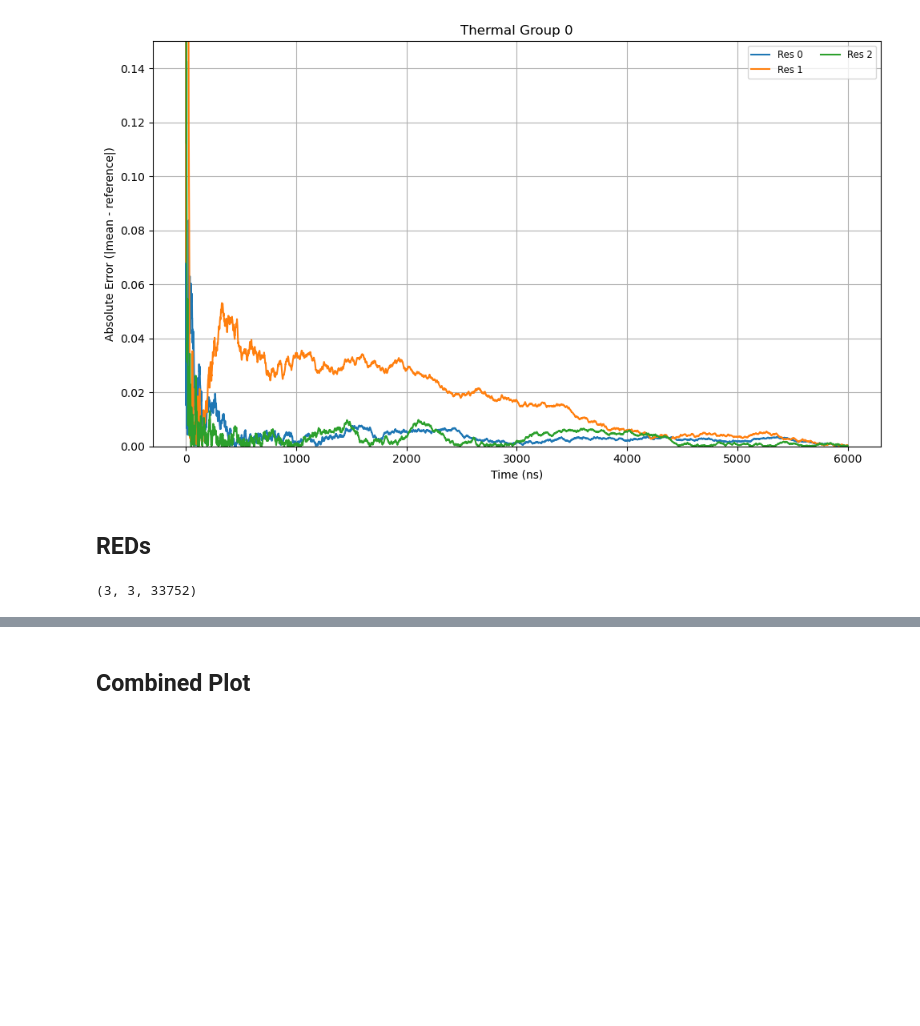
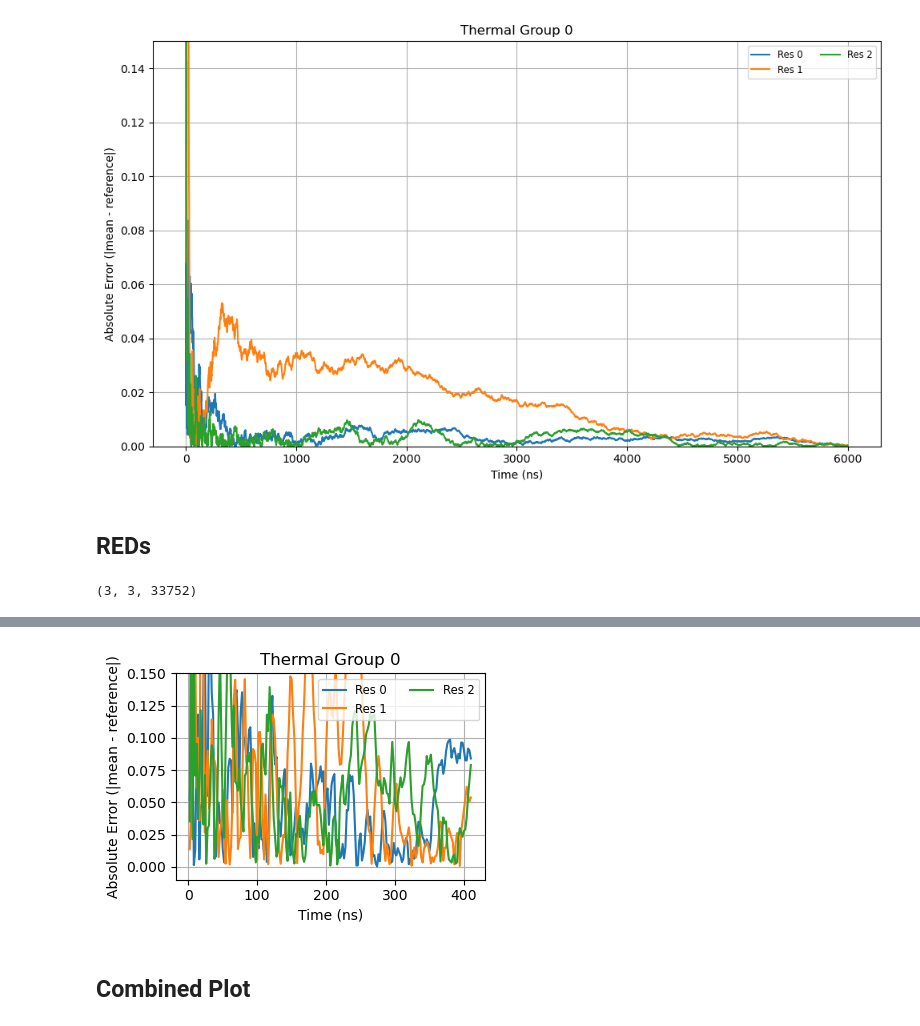
Before and after one commit to starwingc/peptoid_ESM, a Jupyter notebook: Analysis/error_over_time_res_all.ipynb, the cells around one changed output, grey strips where cells are left out. Drawn from its saved outputs; the diff is of its cells as text; code cells hidden in the pictures; blank space fills up the shorter version.

```diff
--- a/Analysis/error_over_time_res_all.ipynb
+++ b/Analysis/error_over_time_res_all.ipynb
@@ -167,3 +183,24 @@ for thermal in range(thermal_num):
+# %%
+time_ns = np.arange(2, 412, 2)
+
+
+plt.figure(figsize=(4, 3))
+
+for res in range(res_num):
+    error = omg8rep_errors[res]
+
+    plt.plot(time_ns, error, label=f'Res {res}')
+
+plt.ylim(-0.01, 0.15)  # Adjust if needed
+plt.xlabel("Time (ns)")
+plt.ylabel("Absolute Error (|mean - reference|)")
+plt.title(f"Thermal Group {thermal}")
+plt.legend(ncol=2, fontsize='small')
+plt.grid(True)
+plt.tight_layout()
+plt.show()
+# %% [output]
+[figure, added]
 # %% [markdown]
 ## Combined Plot
 # %%
```
Also changed, not shown: parts of 5 cells of this notebook, 6 other files.
